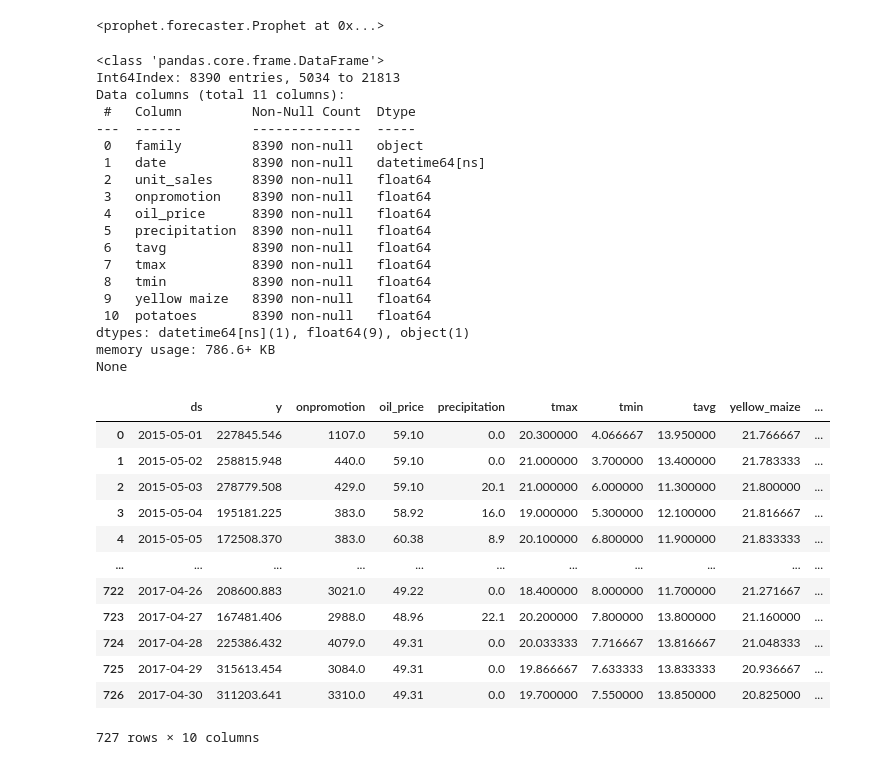
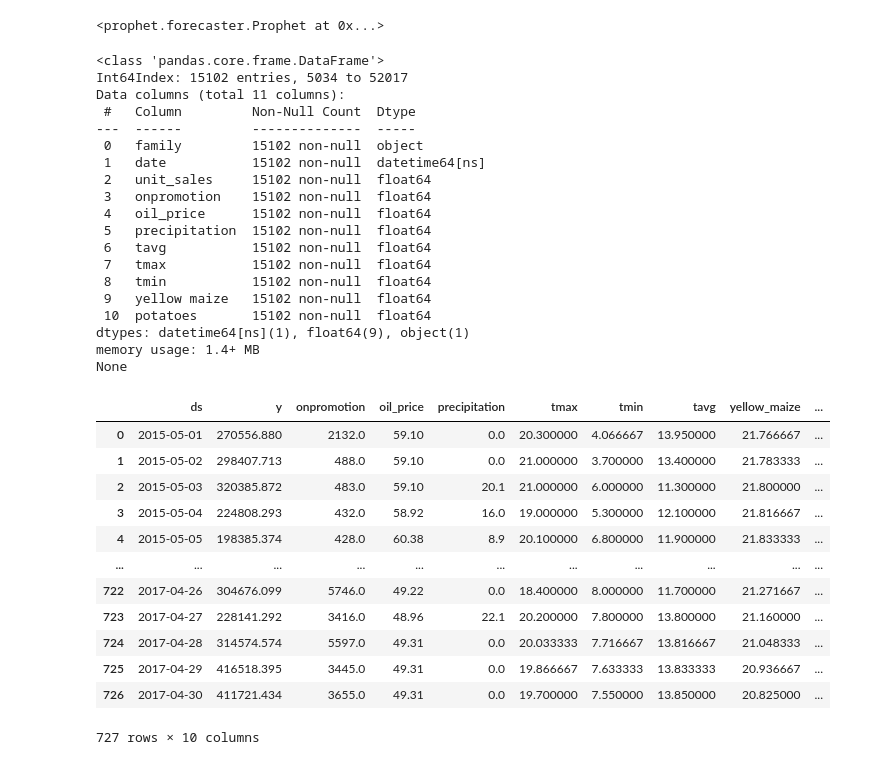
Before and after one commit to Elias-YJ/bsc-thesis, a Jupyter notebook: Reference_model.ipynb, the cells around one changed output. Saved outputs shown, nothing was run; the diff lists cells and outputs as text; code cells hidden in the pictures.

```diff
--- a/Reference_model.ipynb
+++ b/Reference_model.ipynb
@@ -45,58 +49,58 @@ m.add_regressor('yellow_maize')
 future = df.copy()
 future['date']=pd.to_datetime(future['date'])
 future = future.loc[
     future['family'].isin(
-        ['BEVERAGES', 'BREAD/BAKERY', 'CLEANING', 'DELI', 'GROCERY I']),
+        ['BEVERAGES', 'BREAD/BAKERY', 'CLEANING', 'DELI', 'GROCERY I', 'MEATS', 'PERSONAL CARE', 'POULTRY', 'PRODUCE']),
     ['family', 'date', 'unit_sales', 'onpromotion', 'oil_price', 'precipitation',
      'tavg', 'tmax', 'tmin', 'yellow maize', 'potatoes']
 ]
 print(future.info())
 future = future.groupby(by='date').agg(
     unit_sales = pd.NamedAgg(column='unit_sales', aggfunc='sum'),
     onpromotion = pd.NamedAgg(column='onpromotion', aggfunc='sum'),
     oil_price = pd.NamedAgg(column='oil_price', aggfunc='first'),
     precipitation = pd.NamedAgg(column='precipitation', aggfunc='first'),
     tmax = pd.NamedAgg(column='tmax', aggfunc='first'),
     tmin = pd.NamedAgg(column='tmin', aggfunc='first'),
     tavg = pd.NamedAgg(column='tavg', aggfunc='first'),
     yellow_maize = pd.NamedAgg(column='yellow maize', aggfunc='first'),
     potatoes = pd.NamedAgg(column='potatoes', aggfunc='first')
 )
 future = future.loc['2015-05-01':'2017-04-30',:].reset_index()
 future = future.rename(columns={'date': 'ds', 'unit_sales': 'y'})
 future
 # %% [output]
 <class 'pandas.core.frame.DataFrame'>
-Int64Index: 8390 entries, 5034 to 21813
+Int64Index: 15102 entries, 5034 to 52017
 Data columns (total 11 columns):
  #   Column         Non-Null Count  Dtype
 ---  ------         --------------  -----
- 0   family         8390 non-null   object
- 1   date           8390 non-null   datetime64[ns]
- 2   unit_sales     8390 non-null   float64
- 3   onpromotion    8390 non-null   float64
- 4   oil_price      8390 non-null   float64
- 5   precipitation  8390 non-null   float64
- 6   tavg           8390 non-null   float64
- 7   tmax           8390 non-null   float64
- 8   tmin           8390 non-null   float64
- 9   yellow maize   8390 non-null   float64
- 10  potatoes       8390 non-null   float64
+ 0   family         15102 non-null  object
+ 1   date           15102 non-null  datetime64[ns]
+ 2   unit_sales     15102 non-null  float64
+ 3   onpromotion    15102 non-null  float64
+ 4   oil_price      15102 non-null  float64
+ 5   precipitation  15102 non-null  float64
+ 6   tavg           15102 non-null  float64
+ 7   tmax           15102 non-null  float64
+ 8   tmin           15102 non-null  float64
+ 9   yellow maize   15102 non-null  float64
+ 10  potatoes       15102 non-null  float64
 dtypes: datetime64[ns](1), float64(9), object(1)
-memory usage: 786.6+ KB
+memory usage: 1.4+ MB
 None
 |  | ds | y | onpromotion | oil_price | precipitation | tmax | tmin | tavg | yellow_maize | ... |
-| 0 | 2015-05-01 | 227845.546 | 1107.0 | 59.10 | 0.0 | 20.300000 | 4.066667 | 13.950000 | 21.766667 | ... |
-| 1 | 2015-05-02 | 258815.948 | 440.0 | 59.10 | 0.0 | 21.000000 | 3.700000 | 13.400000 | 21.783333 | ... |
-| 2 | 2015-05-03 | 278779.508 | 429.0 | 59.10 | 20.1 | 21.000000 | 6.000000 | 11.300000 | 21.800000 | ... |
-| 3 | 2015-05-04 | 195181.225 | 383.0 | 58.92 | 16.0 | 19.000000 | 5.300000 | 12.100000 | 21.816667 | ... |
-| 4 | 2015-05-05 | 172508.370 | 383.0 | 60.38 | 8.9 | 20.100000 | 6.800000 | 11.900000 | 21.833333 | ... |
+| 0 | 2015-05-01 | 270556.880 | 2132.0 | 59.10 | 0.0 | 20.300000 | 4.066667 | 13.950000 | 21.766667 | ... |
+| 1 | 2015-05-02 | 298407.713 | 488.0 | 59.10 | 0.0 | 21.000000 | 3.700000 | 13.400000 | 21.783333 | ... |
+| 2 | 2015-05-03 | 320385.872 | 483.0 | 59.10 | 20.1 | 21.000000 | 6.000000 | 11.300000 | 21.800000 | ... |
+| 3 | 2015-05-04 | 224808.293 | 432.0 | 58.92 | 16.0 | 19.000000 | 5.300000 | 12.100000 | 21.816667 | ... |
+| 4 | 2015-05-05 | 198385.374 | 428.0 | 60.38 | 8.9 | 20.100000 | 6.800000 | 11.900000 | 21.833333 | ... |
 | ... | ... | ... | ... | ... | ... | ... | ... | ... | ... | ... |
-| 722 | 2017-04-26 | 208600.883 | 3021.0 | 49.22 | 0.0 | 18.400000 | 8.000000 | 11.700000 | 21.271667 | ... |
-| 723 | 2017-04-27 | 167481.406 | 2988.0 | 48.96 | 22.1 | 20.200000 | 7.800000 | 13.800000 | 21.160000 | ... |
-| 724 | 2017-04-28 | 225386.432 | 4079.0 | 49.31 | 0.0 | 20.033333 | 7.716667 | 13.816667 | 21.048333 | ... |
-| 725 | 2017-04-29 | 315613.454 | 3084.0 | 49.31 | 0.0 | 19.866667 | 7.633333 | 13.833333 | 20.936667 | ... |
-| 726 | 2017-04-30 | 311203.641 | 3310.0 | 49.31 | 0.0 | 19.700000 | 7.550000 | 13.850000 | 20.825000 | ... |
+| 722 | 2017-04-26 | 304676.099 | 5746.0 | 49.22 | 0.0 | 18.400000 | 8.000000 | 11.700000 | 21.271667 | ... |
+| 723 | 2017-04-27 | 228141.292 | 3416.0 | 48.96 | 22.1 | 20.200000 | 7.800000 | 13.800000 | 21.160000 | ... |
+| 724 | 2017-04-28 | 314574.574 | 5597.0 | 49.31 | 0.0 | 20.033333 | 7.716667 | 13.816667 | 21.048333 | ... |
+| 725 | 2017-04-29 | 416518.395 | 3445.0 | 49.31 | 0.0 | 19.866667 | 7.633333 | 13.833333 | 20.936667 | ... |
+| 726 | 2017-04-30 | 411721.434 | 3655.0 | 49.31 | 0.0 | 19.700000 | 7.550000 | 13.850000 | 20.825000 | ... |
 727 rows × 10 columns
 # %%
 m.fit(future)
```
Also changed, not shown: parts of 9 cells of this notebook, 1 other file.
